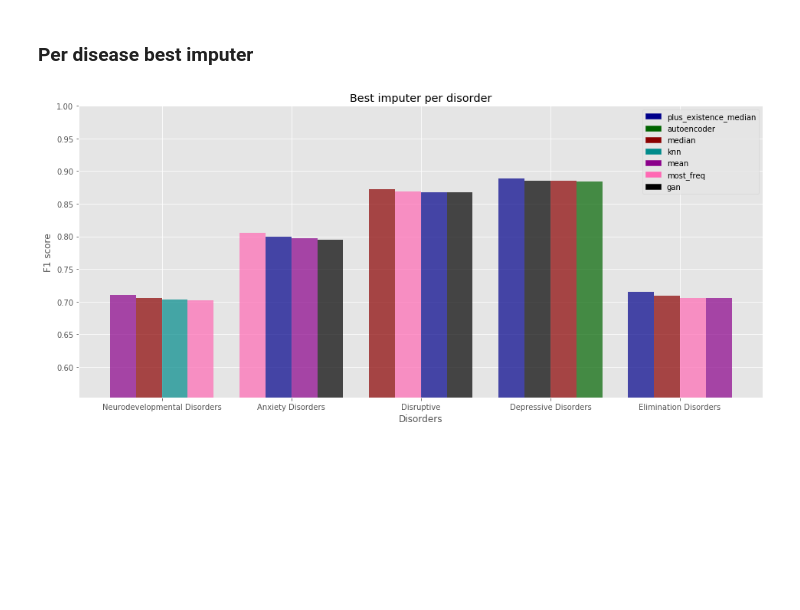
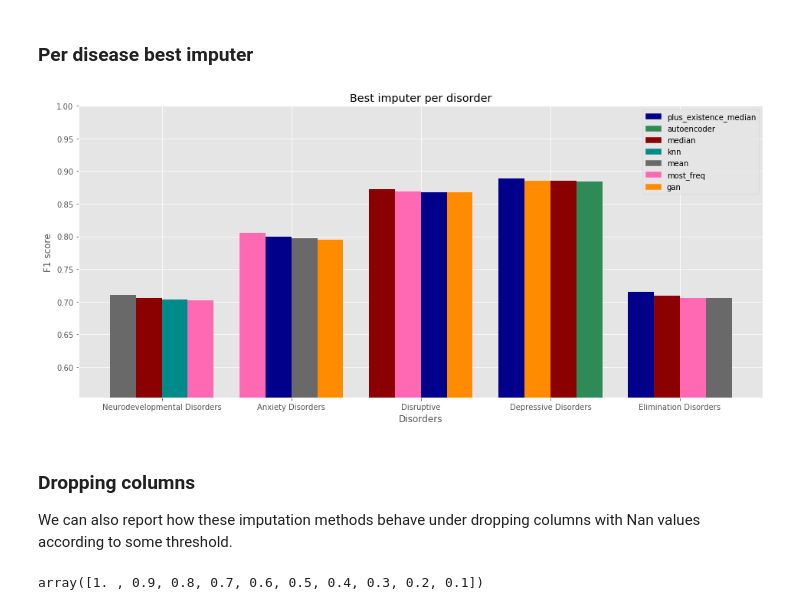
Before and after one commit to sanagno/psychiatry-mri-eeg, a Jupyter notebook: data_imputation.ipynb, the cells around one changed output. Saved outputs shown, nothing was run; the diff lists cells and outputs as text; code cells hidden in the pictures; blank space fills up the shorter version.

Commit message:
threshold plots

```diff
--- a/data_imputation.ipynb
+++ b/data_imputation.ipynb
@@ -204,9 +205,6 @@ def run_binary_classification(dataset, disorders_to_check, clf, imputer, imputer
         columns_to_drop = most_common_disorders[:pos] + \
             most_common_disorders[(pos + 1):]
         temp = temp.drop(columns=columns_to_drop)
-
-        # drop columns that have only Nan values
-        temp = temp.dropna(axis=1, how='all')
 
         kf = KFold(n_splits=5, random_state=42, shuffle=True)
         kf.get_n_splits(temp)
@@ -899,9 +897,11 @@ for disorder in most_common_disorders:
 
     disorder_index += 1
 # %%
-colors = ['darkblue', 'darkgreen', 'darkred', 'darkcyan', 'darkmagenta', 'hotpink', 'black', 'white']
+colors = ['darkblue', 'seagreen', 'darkred', 'darkcyan',
+          'dimgrey', 'hotpink', 'darkorange', 'white']
 
-best_methods = set([m for m,s in list(itertools.chain(*best_imputations_per_disorder))])
+best_methods = set(
+    [m for m, s in list(itertools.chain(*best_imputations_per_disorder))])
 
 methods_to_colors = {}
 for method, color in zip(best_methods, colors):
@@ -925,34 +925,40 @@ for x in best_imputations_per_disorder:
     scores.append(scores_per_disorder)
 
 methods = np.array(methods)
 scores = np.array(scores)
 
 
 fig, ax = plt.subplots()
 index = np.arange(n)
 bar_width = 1 / (top_imputations_to_show + 1)
-opacity = 0.7
+opacity = 1
 
 for i in range(top_imputations_to_show):
     ax.bar(index + bar_width * i, scores[:, i], bar_width, alpha=opacity,
            color=[methods_to_colors[m] for m in methods[:, i]])
 
 ax.set_xlabel('Disorders')
 ax.set_ylabel('F1 score')
 ax.set_title('Best imputer per disorder')
 
 ax.set_xticks(index + (bar_width) * (top_imputations_to_show - 1) / 2)
 
 no_diag_index = most_common_disorders.index(no_diagnosis_given)
-most_common_disorders_no_diag = most_common_disorders[:no_diag_index] + most_common_disorders[no_diag_index + 1:]
+most_common_disorders_no_diag = most_common_disorders[:no_diag_index] + \
+    most_common_disorders[no_diag_index + 1:]
 ax.set_xticklabels(most_common_disorders_no_diag)
 
 pathes = []
 for method in best_methods:
-    pathes.append(mpatches.Patch(color=methods_to_colors[method], label=method))
+    pathes.append(mpatches.Patch(
+        color=methods_to_colors[method], label=method))
 plt.legend(handles=pathes)
 
 plt.ylim([np.min(scores) - (1 - np.min(scores)) / 2, 1])
 plt.show()
 # %% [output]
-[figure, old version]
+[figure, new version]
+# %% [markdown]
+### Dropping columns
+
+We can also report how these imputation methods behave under dropping columns with Nan values according to some threshold.
@@ -958,0 +1008,4 @@ plt.show()
+# %%
+threshold
+# %% [output]
+array([1. , 0.9, 0.8, 0.7, 0.6, 0.5, 0.4, 0.3, 0.2, 0.1])
```
Also changed, not shown: parts of 4 cells of this notebook.
